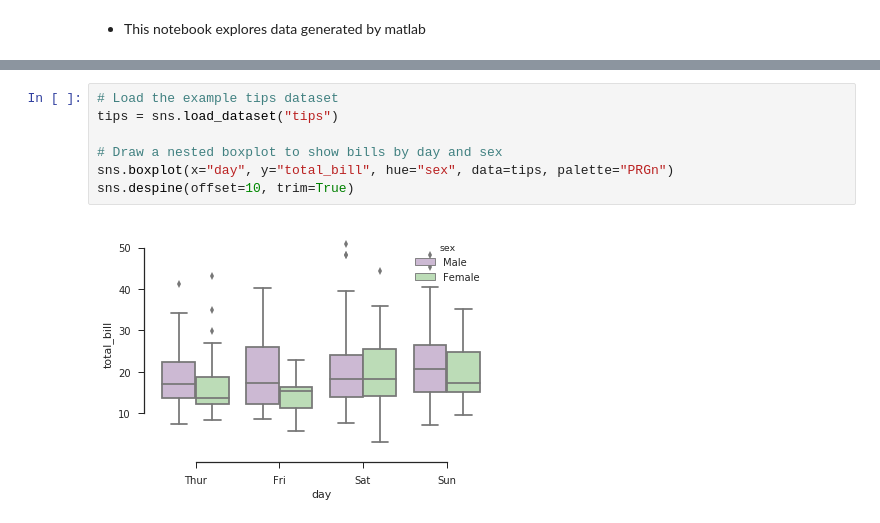
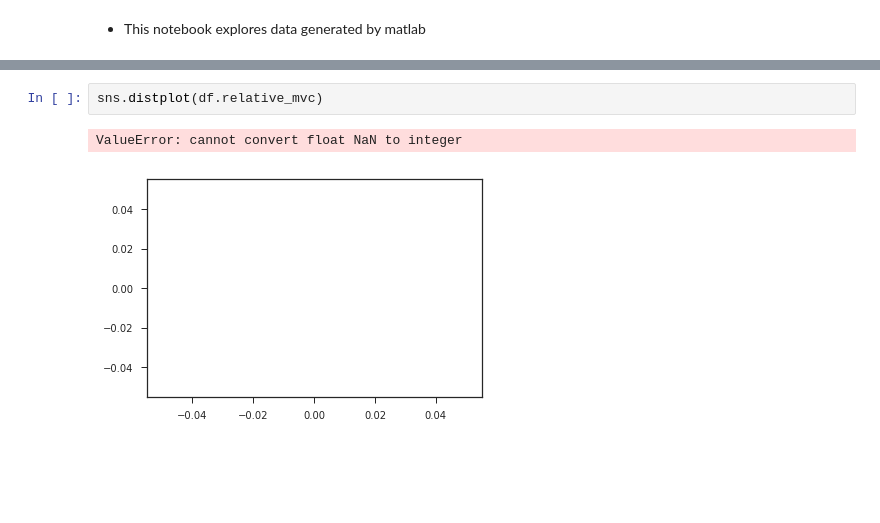
Before and after one commit to romainmartinez/mvc, a Jupyter notebook: 00_exploration.ipynb, the cells around one changed output, grey strips where cells are left out. Drawn from its saved outputs; the diff is of its cells as text; blank space fills up the shorter version.

```diff
--- a/00_exploration.ipynb
+++ b/00_exploration.ipynb
@@ -100,9 +121,5 @@ sns.despine(offset=10, trim=True)
-# %%
-# Load the example tips dataset
-tips = sns.load_dataset("tips")
-
-# Draw a nested boxplot to show bills by day and sex
-sns.boxplot(x="day", y="total_bill", hue="sex", data=tips, palette="PRGn")
-sns.despine(offset=10, trim=True)
-# %% [output]
-[figure, removed]
+# %%
+sns.distplot(df.relative_mvc)
+# %% [output]
+ValueError: cannot convert float NaN to integer
+[figure, added]
```
Also changed, not shown: parts of 16 cells of this notebook, 1 other file.
